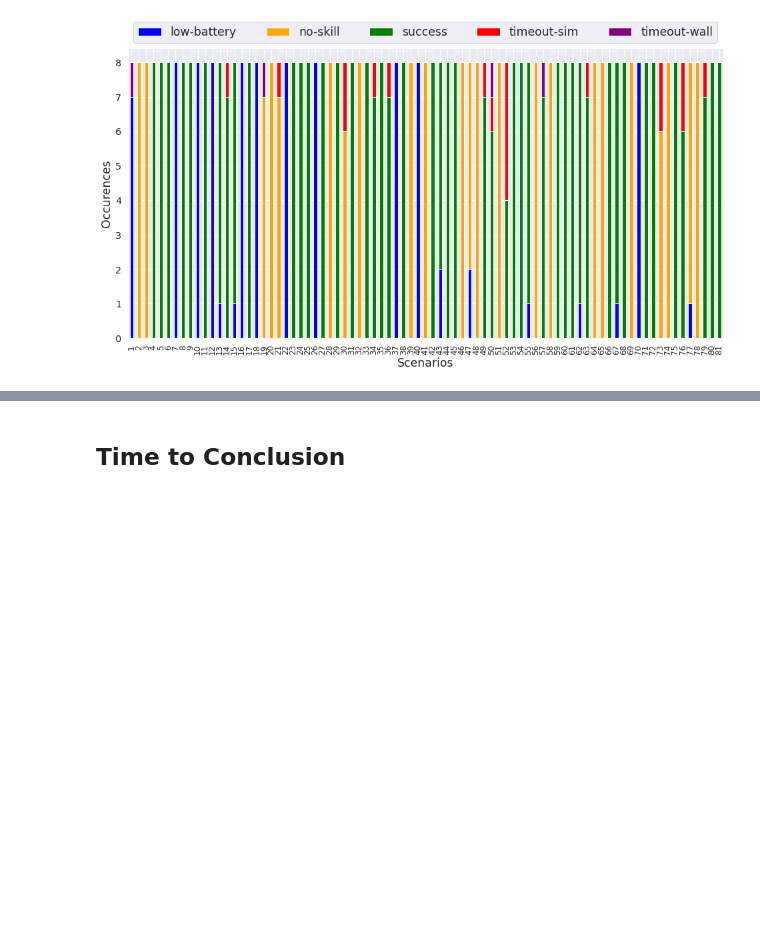
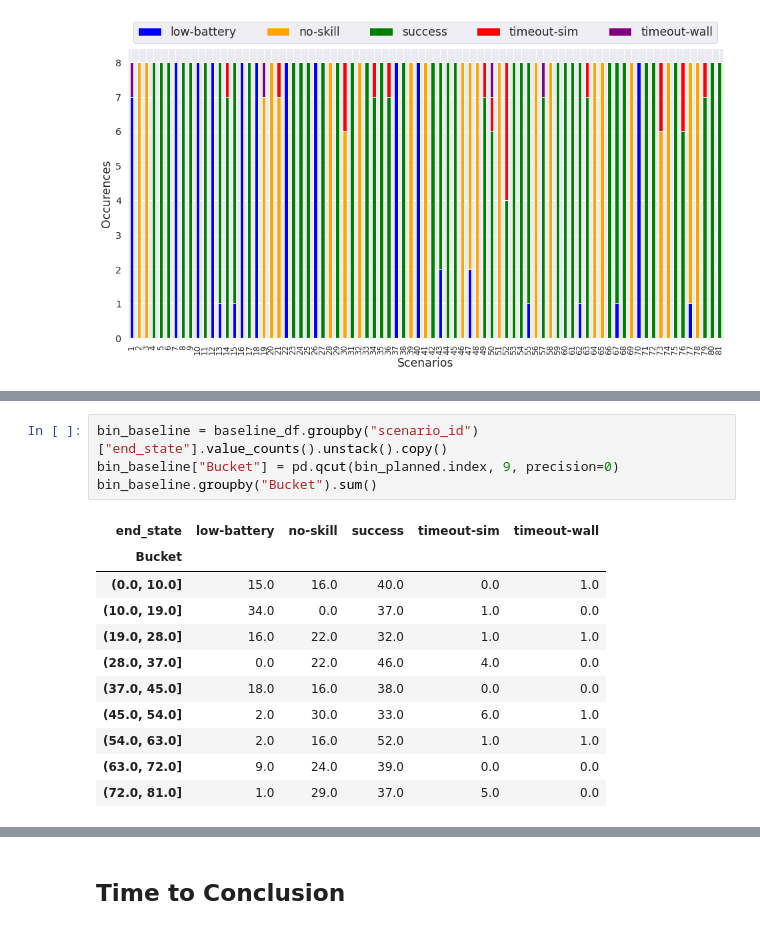
Before and after one commit to VicenteMoraes/hmrs_analysis, a Jupyter notebook: notebooks/Analysis.ipynb, the cells around one changed output, grey strips where cells are left out. Drawn from its saved outputs; the diff is of its cells as text; blank space fills up the shorter version.

```diff
--- a/notebooks/Analysis.ipynb
+++ b/notebooks/Analysis.ipynb
@@ -388,0 +422,16 @@ ax.legend(bbox_to_anchor=(0, 1, 1, 0), mode="expand", ncol=5, fontsize='x-large'
+# %%
+bin_baseline = baseline_df.groupby("scenario_id")["end_state"].value_counts().unstack().copy()
+bin_baseline["Bucket"] = pd.qcut(bin_planned.index, 9, precision=0)
+bin_baseline.groupby("Bucket").sum()
+# %% [output]
+| end_state | low-battery | no-skill | success | timeout-sim | timeout-wall |
+| Bucket |  |  |  |  |  |
+| (0.0, 10.0] | 15.0 | 16.0 | 40.0 | 0.0 | 1.0 |
+| (10.0, 19.0] | 34.0 | 0.0 | 37.0 | 1.0 | 0.0 |
+| (19.0, 28.0] | 16.0 | 22.0 | 32.0 | 1.0 | 1.0 |
+| (28.0, 37.0] | 0.0 | 22.0 | 46.0 | 4.0 | 0.0 |
+| (37.0, 45.0] | 18.0 | 16.0 | 38.0 | 0.0 | 0.0 |
+| (45.0, 54.0] | 2.0 | 30.0 | 33.0 | 6.0 | 1.0 |
+| (54.0, 63.0] | 2.0 | 16.0 | 52.0 | 1.0 | 1.0 |
+| (63.0, 72.0] | 9.0 | 24.0 | 39.0 | 0.0 | 0.0 |
+| (72.0, 81.0] | 1.0 | 29.0 | 37.0 | 5.0 | 0.0 |
```
Also changed, not shown: parts of 4 cells of this notebook.
